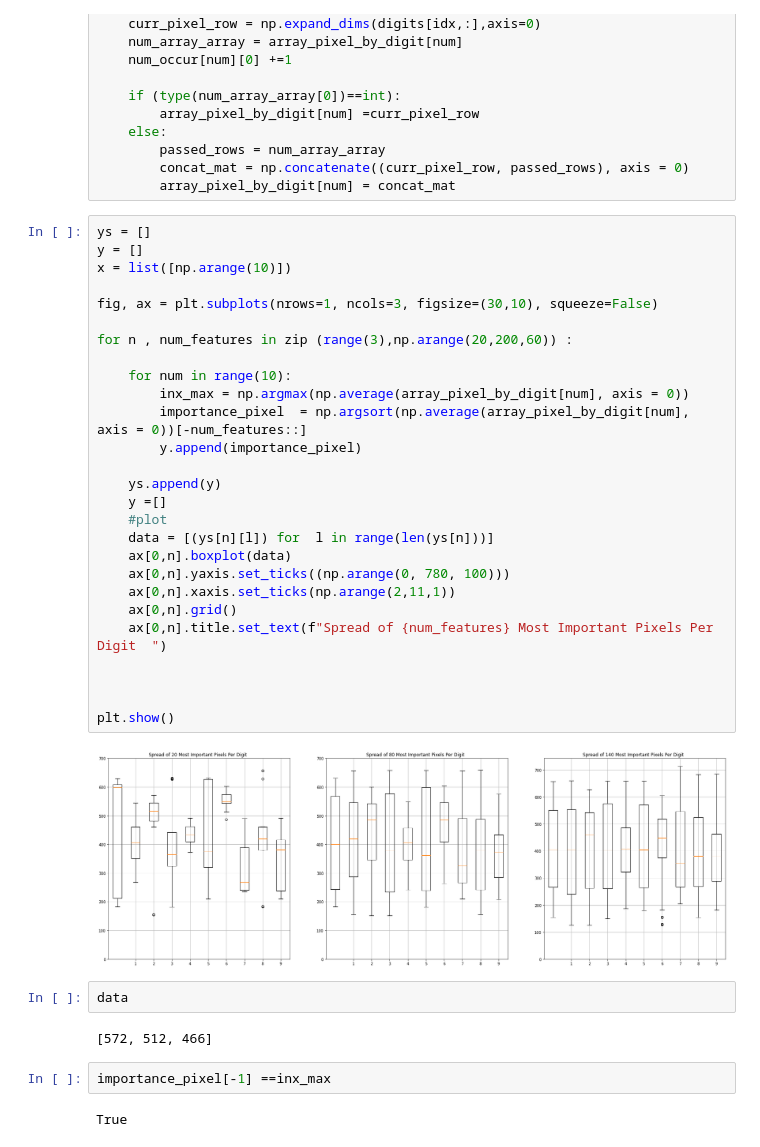
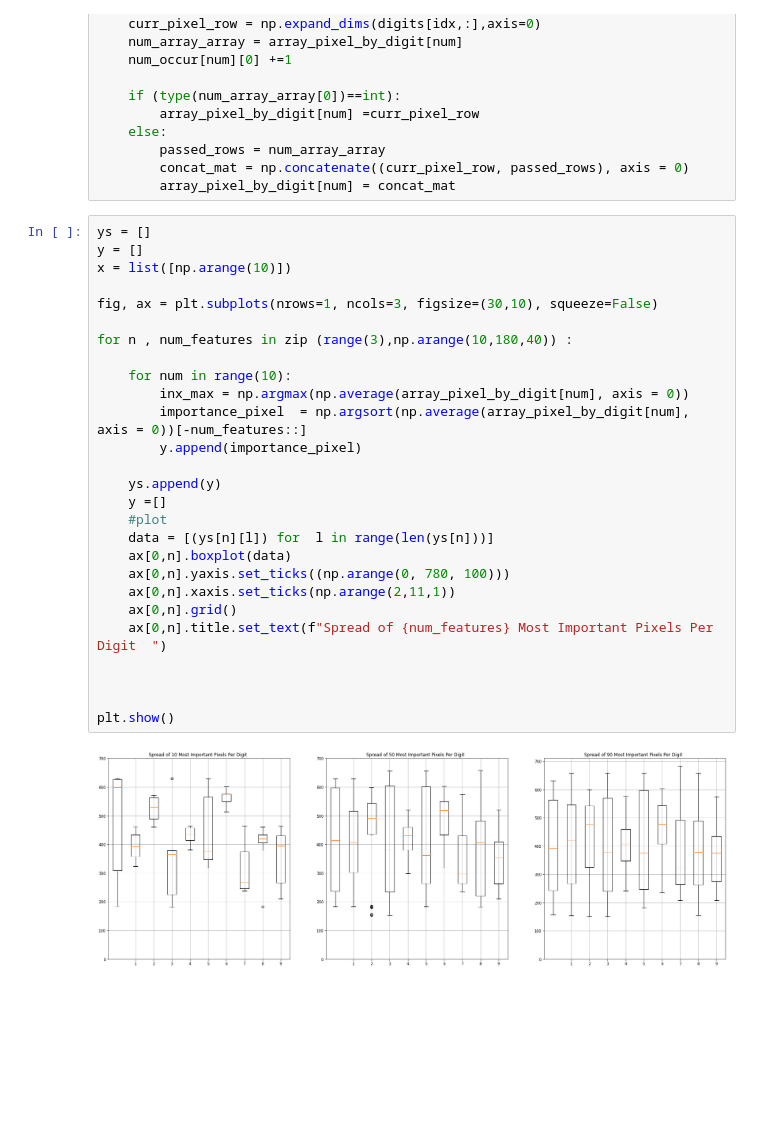
Before and after one commit to idangrady/INFOMPR, a Jupyter notebook: Practical_Assignment/Jupityer_analysis.ipynb, the cells around one changed output. Saved outputs shown, nothing was run; the diff lists cells and outputs as text; blank space fills up the shorter version.

Commit message:
Most_important_pixel

```diff
--- a/Practical_Assignment/Jupityer_analysis.ipynb
+++ b/Practical_Assignment/Jupityer_analysis.ipynb
@@ -140,37 +142,29 @@ for idx, num in enumerate(labels):
 # %%
 ys = []
 y = []
 x = list([np.arange(10)])
 
 fig, ax = plt.subplots(nrows=1, ncols=3, figsize=(30,10), squeeze=False)
 
-for n , num_features in zip (range(3),np.arange(20,200,60)) :
+for n , num_features in zip (range(3),np.arange(10,180,40)) :
 
     for num in range(10):
         inx_max = np.argmax(np.average(array_pixel_by_digit[num], axis = 0))
         importance_pixel  = np.argsort(np.average(array_pixel_by_digit[num], axis = 0))[-num_features::]
         y.append(importance_pixel)
 
     ys.append(y)
     y =[]
     #plot
     data = [(ys[n][l]) for  l in range(len(ys[n]))]
     ax[0,n].boxplot(data)
     ax[0,n].yaxis.set_ticks((np.arange(0, 780, 100)))
     ax[0,n].xaxis.set_ticks(np.arange(2,11,1))
     ax[0,n].grid()
     ax[0,n].title.set_text(f"Spread of {num_features} Most Important Pixels Per Digit  ")
 
 
 
 plt.show()
 # %% [output]
-[figure, old version]
+[figure, new version]
-# %%
-data
-# %% [output]
-[572, 512, 466]
-# %%
-importance_pixel[-1] ==inx_max
-# %% [output]
-True
```
Also changed, not shown: parts of 13 cells of this notebook, 5 other files.
